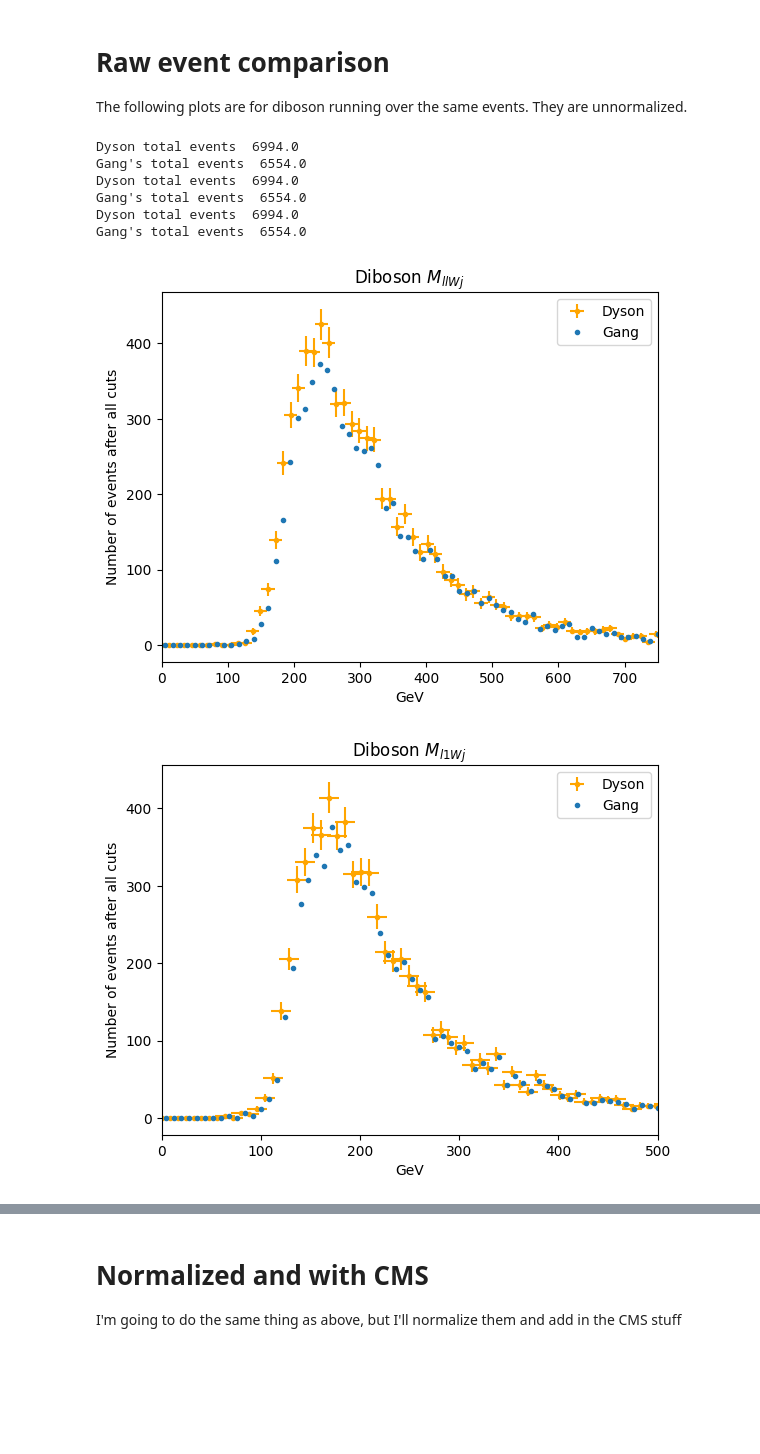
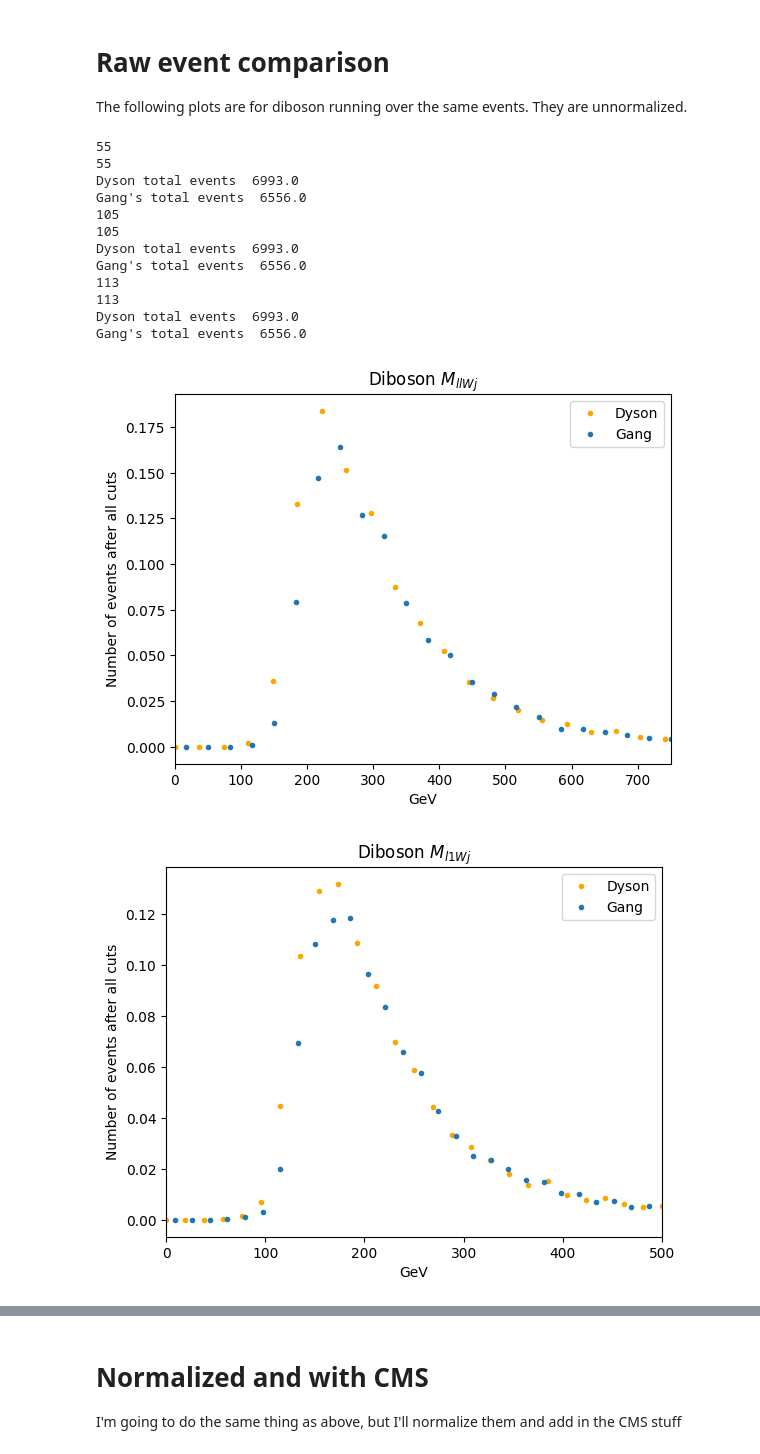
Before and after one commit to dysontk/LFVLNV, a Jupyter notebook: AnalysisAndSuch/Histos.ipynb, the cells around one changed output, grey strips where cells are left out. Cells and saved outputs as stored; diff of their text form; code cells hidden in the pictures; blank space fills up the shorter version.

```diff
--- a/AnalysisAndSuch/Histos.ipynb
+++ b/AnalysisAndSuch/Histos.ipynb
@@ -118,14 +118,3 @@ def getGangData(eventType):
         npOutput = np.array(output)
         GangDataDict.update({dtyp:npOutput})
     return GangDataDict
-# %%
-mu_allowed = False
-MydatGroups = {'diboson': ['WZ2j', 'ZZ2j'], 'JF': ['ttbar', 'W3j']}
-gang_paths = {'diboson':'prompt_NR_highSR1/',
-              'JF': 'jetfake_NR_highSR1/'}
-my_start_dir = f'/Users/dysonk/Work/Good comparisons/GangOrder/{'muAnde' if mu_allowed else 'just_ee'}/AnalysisOutput/'
-my_FileTags = {'ll': 'Mass_2jW2l',
-               'l1': 'Mass_2jW1l0',
-               'l2': 'Mass_2jW1l1'}
-GangdatGroups = {'diboson': ['WZ', 'ZZ'], 'JF': ['ttbarJF', 'W3j']}
-MydatGroups = {'diboson': ['WZ2j', 'ZZ2j'], 'JF': ['ttbar', 'W3j']}
@@ -181,40 +152,49 @@ for htyp in GangDataDict:
 
     for  dg in GangdatGroups:
         if (dg=='JF'):
             continue
         myData = {}
         my_y = np.zeros(50)
         myDataPlot = 0
         GangDataPlotX = 0
         GangDataPlotY = 0
         for dt in MydatGroups[dg]:
+            # print(my_start_dir)
             myData.update({dt:combineHistos.get_data(dt, my_FileTags[htyp], my_start_dir)})
+            print(len(myData[dt]['data']))
             my_y = np.linspace(myData[dt]['bounds'][0], myData[dt]['bounds'][1], len(myData[dt]['data']))
             myDataPlot += myData[dt]['data']
             # print(GangDataPlotY)
             # print(GangDataDictFull[eTdict[dt]][htyp][:,0])
             GangDataPlotX += GangDataDictFull[eTdict[dt]][htyp][:,1]
             GangDataPlotY = GangDataDictFull[eTdict[dt]][htyp][:,0]
             # print(np.shape(GangDataPlotX))
             # print(np.shape(GangDataPlotY))
         GangsY = GangDataDictFull['WZ'][htyp][:,1] + GangDataDictFull['ZZ'][htyp][:,1]
         GangsX = GangDataDictFull['WZ'][htyp][:,0]
         print("Dyson total events ", np.sum(myDataPlot))
         print("Gang's total events ", np.sum(GangsY))
         # myDataPlot = myDataPlot #* CMS_nEvents
         axes.set_title('Diboson ' + plotInfo[htyp]['title'])
-        plt.errorbar(my_y,  myDataPlot, xerr=10, yerr=(myDataPlot)**(1/2), color = 'orange', fmt='.', label='Dyson')
-        plt.errorbar(GangsX, GangsY, fmt='.', label='Gang')
+        # plt.errorbar(my_y,  /n, color = 'orange', fmt='.', label='Dyson')
+        plt.errorbar(my_y,  myDataPlot/np.sum(myDataPlot), color = 'orange', fmt='.', label='Dyson')
+        plt.errorbar(GangsX, GangsY/np.sum(GangsY), fmt='.', label='Gang')
         plt.xlim(plotInfo[htyp]['bounds'])
         plt.ylabel('Number of events after all cuts')
         plt.xlabel('GeV')
         axes.legend()
 # %% [output]
-Dyson total events  6994.0
-Gang's total events  6554.0
-Dyson total events  6994.0
-Gang's total events  6554.0
-Dyson total events  6994.0
-Gang's total events  6554.0
+55
+55
+Dyson total events  6993.0
+Gang's total events  6556.0
+105
+105
+Dyson total events  6993.0
+Gang's total events  6556.0
+113
+113
+Dyson total events  6993.0
+Gang's total events  6556.0
-[figure, old version]
+[figure, new version]
-[figure, old version]
+[figure, new version]
```
Also changed, not shown: parts of 14 cells of this notebook, 2 other files.
